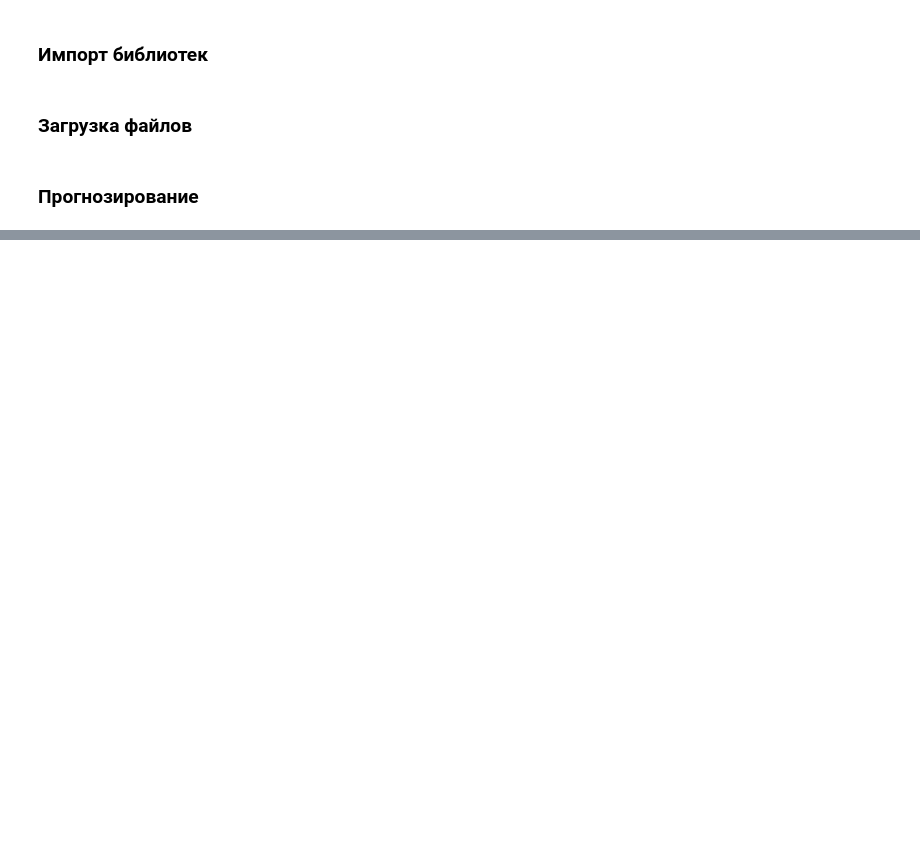
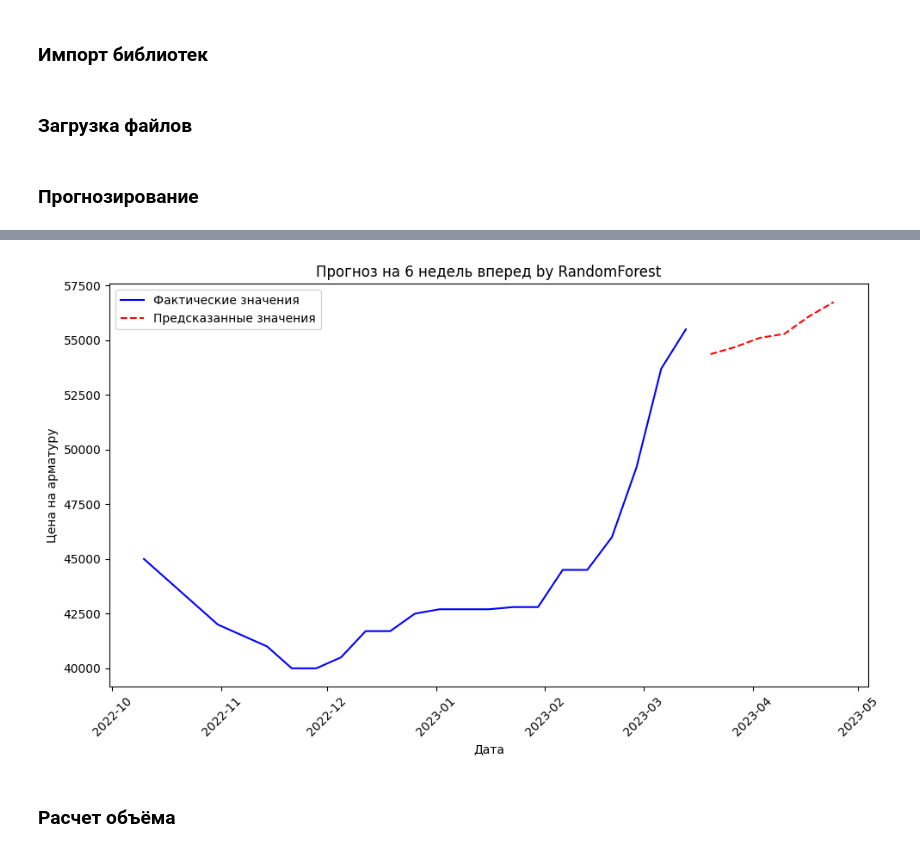
Before and after one commit to pogodaa/tretiy_intensiv, a Jupyter notebook: main.ipynb, the cells around one changed output, grey strips where cells are left out. Saved outputs shown, nothing was run; the diff lists cells and outputs as text; code cells hidden in the pictures; blank space fills up the shorter version.

```diff
--- a/main.ipynb
+++ b/main.ipynb
@@ -24 +140,7 @@ test_data = pd.read_excel('data/test_prepared.xlsx')
+# %%
+visual(future_predictions_RandomForest, 'RandomForest', n)
+# %% [output]
+[figure, added]
+# %% [markdown]
+### Расчет объёма
 # %%
```
Also changed, not shown: parts of 13 cells of this notebook, 8 other files.
